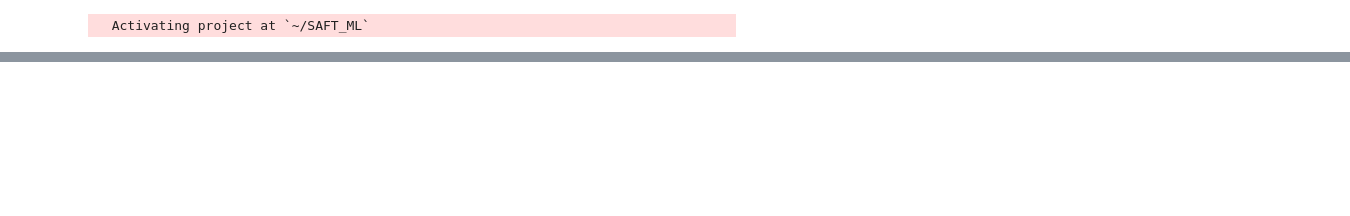
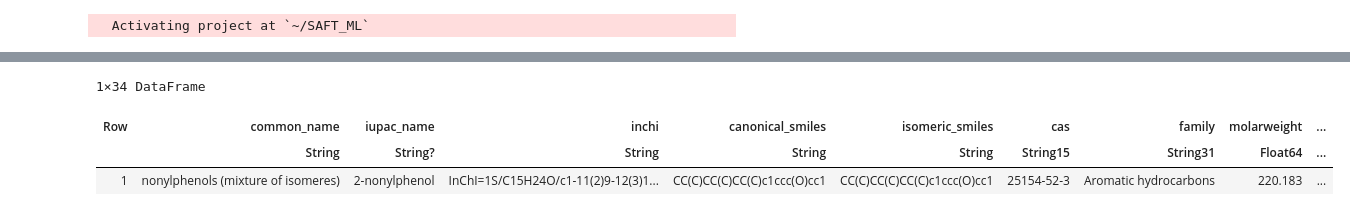
Before and after one commit to lucpaoli/SAFT_ML, a Jupyter notebook: pcpsaft_params/read_params.ipynb, the cells around one changed output, grey strips where cells are left out. Drawn from its saved outputs; the diff is of its cells as text; code cells hidden in the pictures; blank space fills up the shorter version.

```diff
--- a/pcpsaft_params/read_params.ipynb
+++ b/pcpsaft_params/read_params.ipynb
@@ -7,7 +8,15 @@ using CSV, DataFrames, DelimitedFiles
 # %%
 df = CSV.read("SI_pcp-saft_parameters.csv",DataFrame,header=1) ;
 fieldnames(typeof(df))
-display(names(df)[1:20])
+#display(names(df)[1:20]) ;
+writedlm("out.txt", names(df), ' ') ;
 
-writedlm("out.txt", names(df), ' ')
+replace!(df.mu, missing => 0) ;
+replace!(df.kappa_ab, missing => 0) ;
+replace!(df.epsilon_k_ab, missing => 0) ;
+
+df.mu = Float64.(df.mu)
+df.kappa_ab = Float64.(df.kappa_ab)
+df.epsilon_k_ab = Float64.(df.epsilon_k_ab) ;
+df
 # %% [output]
@@ -76,0 +77,7 @@ df2
+# %%
+filtered_data_chem_family = filter(row -> occursin("nonylphenols", row.common_name), df)
+# %% [output]
+1×34 DataFrame
+| Row | common_name | iupac_name | inchi | canonical_smiles | isomeric_smiles | cas | family | molarweight | ... |
+|  | String | String? | String | String | String | String15 | String31 | Float64 | ... |
+| 1 | nonylphenols (mixture of isomeres) | 2-nonylphenol | InChI=1S/C15H24O/c1-11(2)9-12(3)1... | CC(C)CC(C)CC(C)c1ccc(O)cc1 | CC(C)CC(C)CC(C)c1ccc(O)cc1 | 25154-52-3 | Aromatic hydrocarbons | 220.183 | ... |
```
Also changed, not shown: parts of 10 cells of this notebook, 1 other file.
